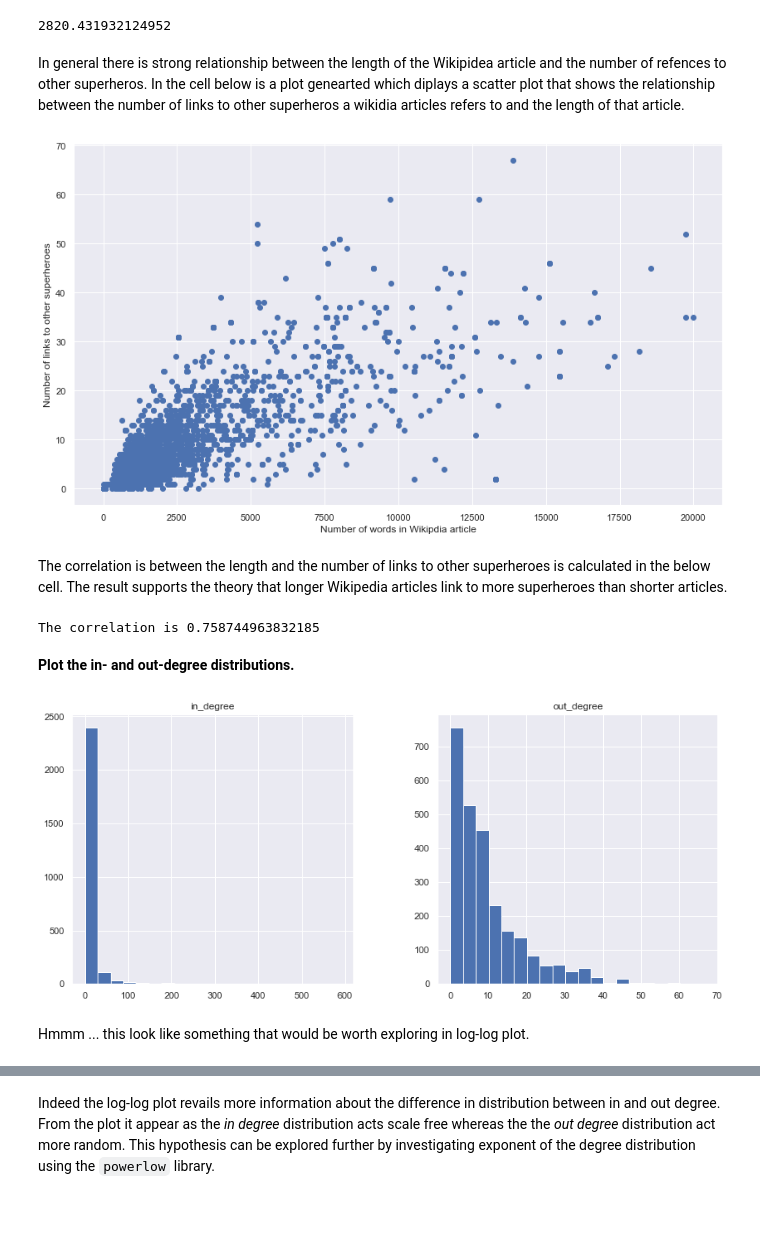
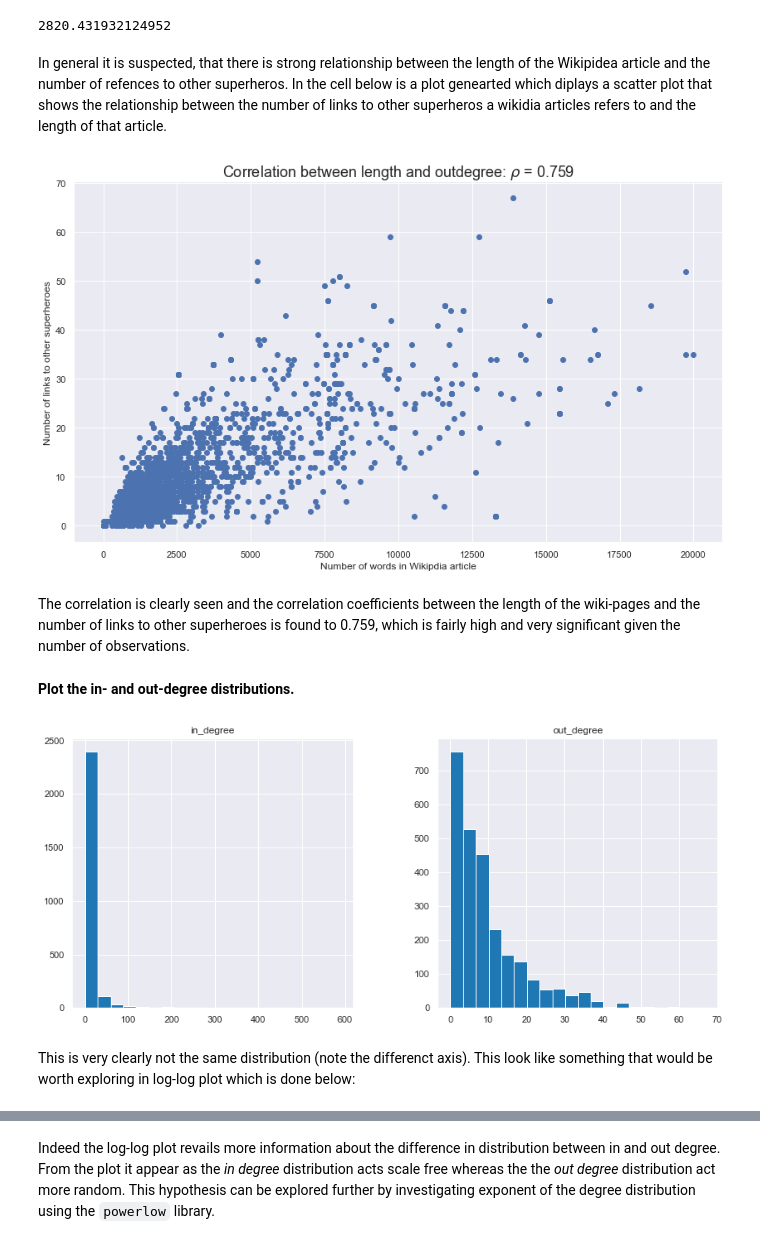
Before and after one commit to idariis/Social-Graphs-Project-E20, a Jupyter notebook: Assignment2/Assignment2.ipynb, the cells around one changed output, grey strips where cells are left out. Saved outputs shown, nothing was run; the diff lists cells and outputs as text; code cells hidden in the pictures; blank space fills up the shorter version.

```diff
--- a/Assignment2/Assignment2.ipynb
+++ b/Assignment2/Assignment2.ipynb
@@ -176,37 +189,38 @@ np.array([comic_graph_GCC.nodes[node]['length_of_content'] for node in comic_gra
 # %% [output]
 2820.431932124952
 # %% [markdown]
-In general there is strong relationship between the length of the Wikipidea article and the number of refences to other superheros. In the cell below is a plot genearted which diplays a scatter plot that shows the relationship between the number of links to other superheros a wikidia articles refers to and the length of that article.
+In general it is suspected, that there is strong relationship between the length of the Wikipidea article and the number of refences to other superheros. In the cell below is a plot genearted which diplays a scatter plot that shows the relationship between the number of links to other superheros a wikidia articles refers to and the length of that article.
 # %%
+# Lists of length and out degree
 LEN = [comic_graph_GCC.nodes[node]['length_of_content'] for node in comic_graph_GCC.nodes]
 OD = [v for k,v in comic_graph_GCC.out_degree]
 
+# Correlation
+rho = np.corrcoef(LEN, OD)[1,0]
 
+# Plot
 plt.figure(figsize = (14,8))
 plt.scatter(LEN,OD)
+plt.title(fr'Correlation between length and outdegree: $\rho$ = {rho:.3f}', fontsize = 18)
 plt.ylabel('Number of links to other superheroes')
 plt.xlabel('Number of words in Wikipdia article')
 plt.show()
 # %% [output]
-[figure, old version]
+[figure, new version]
-# %% [markdown]
-The correlation is between the length and the number of links to other superheroes is calculated in the below cell. The result supports the theory that longer Wikipedia articles link to more superheroes than shorter articles.
-# %%
-print(f"The correlation is {np.corrcoef(LEN,OD)[0,1]}")
-# %% [output]
-The correlation is 0.758744963832185
+# %% [markdown]
+The correlation is clearly seen and the correlation coefficients between the length of the wiki-pages and the number of links to other superheroes is found to 0.759, which is fairly high and very significant given the number of observations.
 # %% [markdown]
 **Plot the in- and out-degree distributions.**
 # %%
 degree_distribution = pd.DataFrame({
     'in_degree' : np.array(list(dict(comic_graph_GCC.in_degree).values())),
     'out_degree' : np.array(list(dict(comic_graph_GCC.out_degree).values()))
 })
-hist = degree_distribution[['in_degree', 'out_degree']].hist(bins=20, figsize=(14,6))
+hist = degree_distribution[['in_degree', 'out_degree']].hist(bins=20, figsize=(14,6), color = "tab:blue")
 # %% [output]
-[figure, old version]
+[figure, new version]
 # %% [markdown]
-Hmmm ... this look like something that would be worth exploring in log-log plot.
+This is very clearly not the same distribution (note the differenct axis). This look like something that would be worth exploring in log-log plot which is done below:
 # %%
 # Initialize plot
 fig, ax1 = plt.subplots(nrows=1, ncols=1, figsize = (14,8))
```
Also changed, not shown: parts of 23 cells of this notebook.
